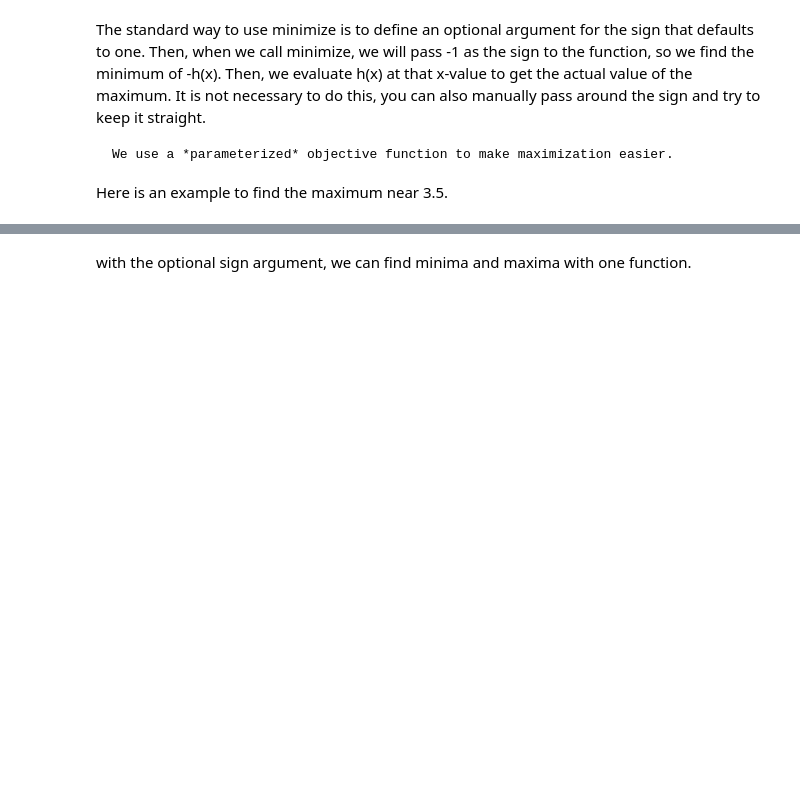
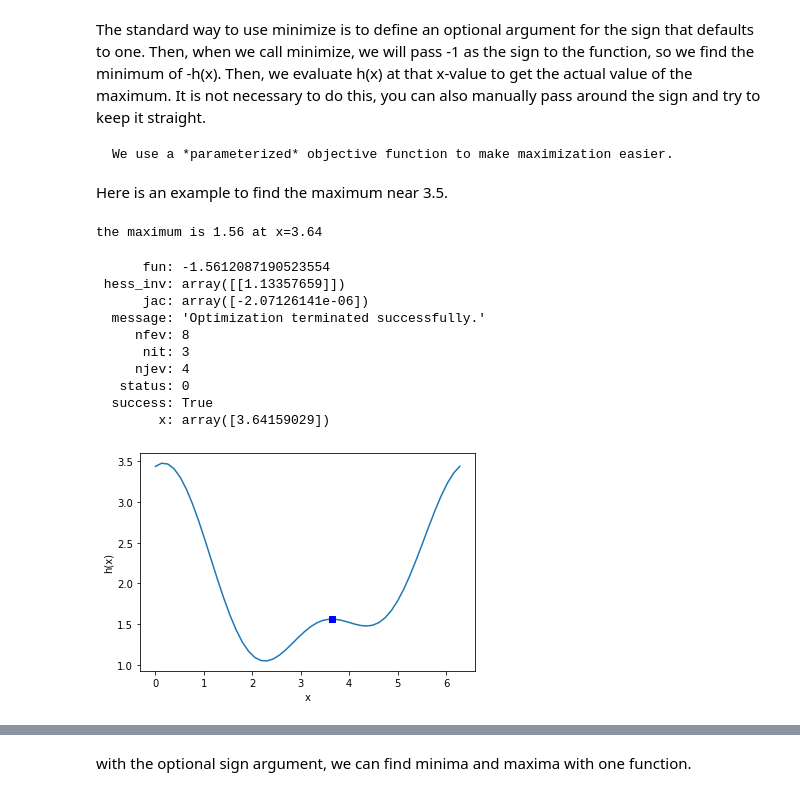
Before and after one commit to Steel-Bank-codespaces/f22-06623, a Jupyter notebook: lectures/10-min-max/10-min-max.ipynb, the cells around one changed output, grey strips where cells are left out. Drawn from its saved outputs; the diff is of its cells as text; code cells hidden in the pictures; blank space fills up the shorter version.

```diff
--- a/lectures/10-min-max/10-min-max.ipynb
+++ b/lectures/10-min-max/10-min-max.ipynb
@@ -254,17 +404,32 @@ Here is an example to find the maximum near 3.5.
 # %%
 def h(x, sign=1):
     return sign * (2 + np.cos(x) + np.cos(2 * x - 0.5) / 2)
 
 
 sol = minimize(h, 3.5, args=(-1,))  # set sign=-1 here to minimize -h(x). Note (-1,) the comma
 print(
     f"the maximum is {h(sol.x)[0]:1.2f} at x={sol.x[0]:1.2f}"
 )  # sign defaults to 1 here, so we get the maximum value
 
 plt.plot(x, h(x))
 plt.plot(sol.x, h(sol.x), "ro")
+plt.plot(sol.x, -sol.fun, "bs")
 plt.xlabel("x")
 plt.ylabel("h(x)");
+sol
+# %% [output]
+the maximum is 1.56 at x=3.64
+      fun: -1.5612087190523554
+ hess_inv: array([[1.13357659]])
+      jac: array([-2.07126141e-06])
+  message: 'Optimization terminated successfully.'
+     nfev: 8
+      nit: 3
+     njev: 4
+   status: 0
+  success: True
+        x: array([3.64159029])
+[figure, added]
 # %%
 def negh(x):
     return -1 * (2 + np.cos(x) + np.cos(2 * x - 0.5) / 2)
```
Also changed, not shown: parts of 42 cells of this notebook.
